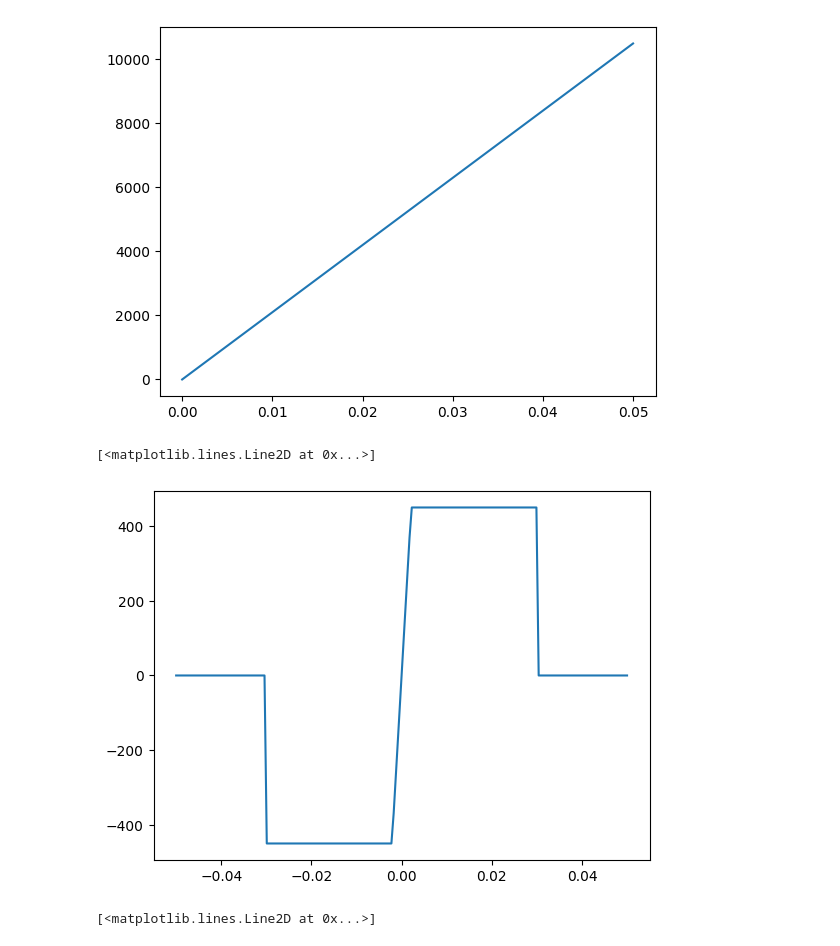
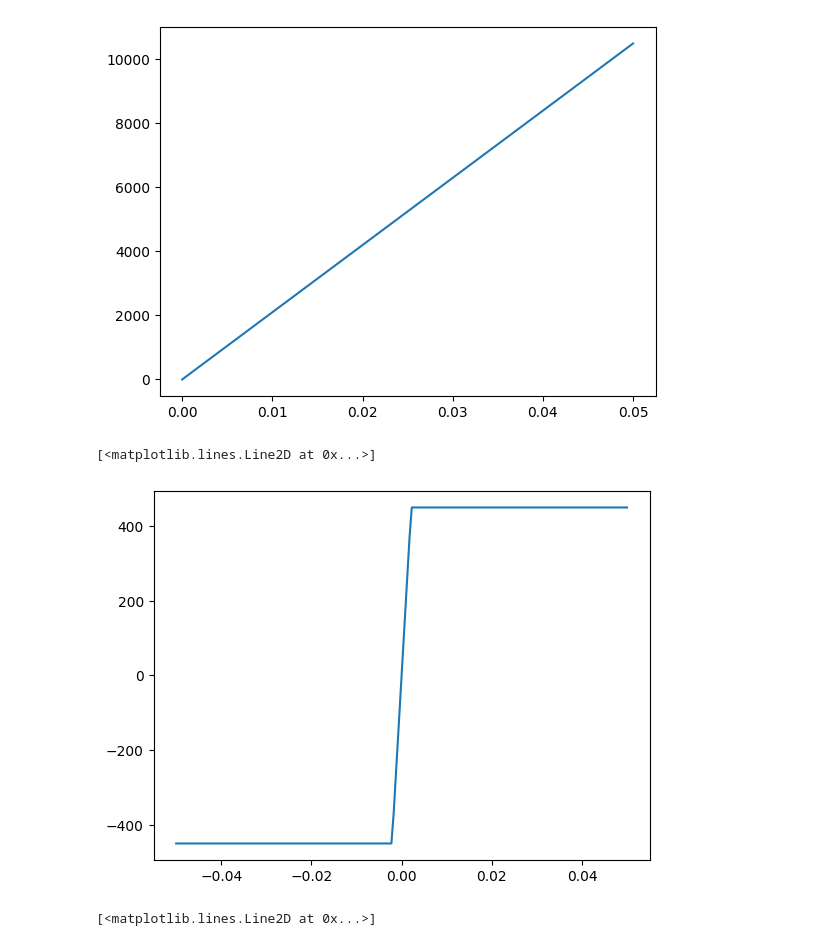
Before and after one commit to fib-international/structuralcodes, a Jupyter notebook: test.ipynb, the cells around one changed output. Drawn from its saved outputs; the diff is of its cells as text; code cells hidden in the pictures.

```diff
--- a/test.ipynb
+++ b/test.ipynb
@@ -24,16 +24,16 @@ plt.plot(strain,stress)
 [<matplotlib.lines.Line2D at 0x...>]
 [figure]
 # %%
-el_reinf = sc.materials.constitutive_laws.ElasticPlastic(210000,450, eps_su = 0.03)
+el_reinf = sc.materials.constitutive_laws.ElasticPlastic(210000,450, eps_su = 0.0675)
 strain = np.linspace(-0.05,0.05,200)
 stress = np.zeros_like(strain)
 for i in range(len(strain)):
     stress[i] = el_reinf.get_stress(strain[i])
 
 plt.plot(strain,stress)
 # %% [output]
 [<matplotlib.lines.Line2D at 0x...>]
-[figure, old version]
+[figure, new version]
 # %%
 el = sc.materials.constitutive_laws.ElasticPlastic(210000,450,eps_su = 0.04)
 strain = np.linspace(0,0.05,200)
```
Also changed, not shown: parts of 7 cells of this notebook, 2 other files.
